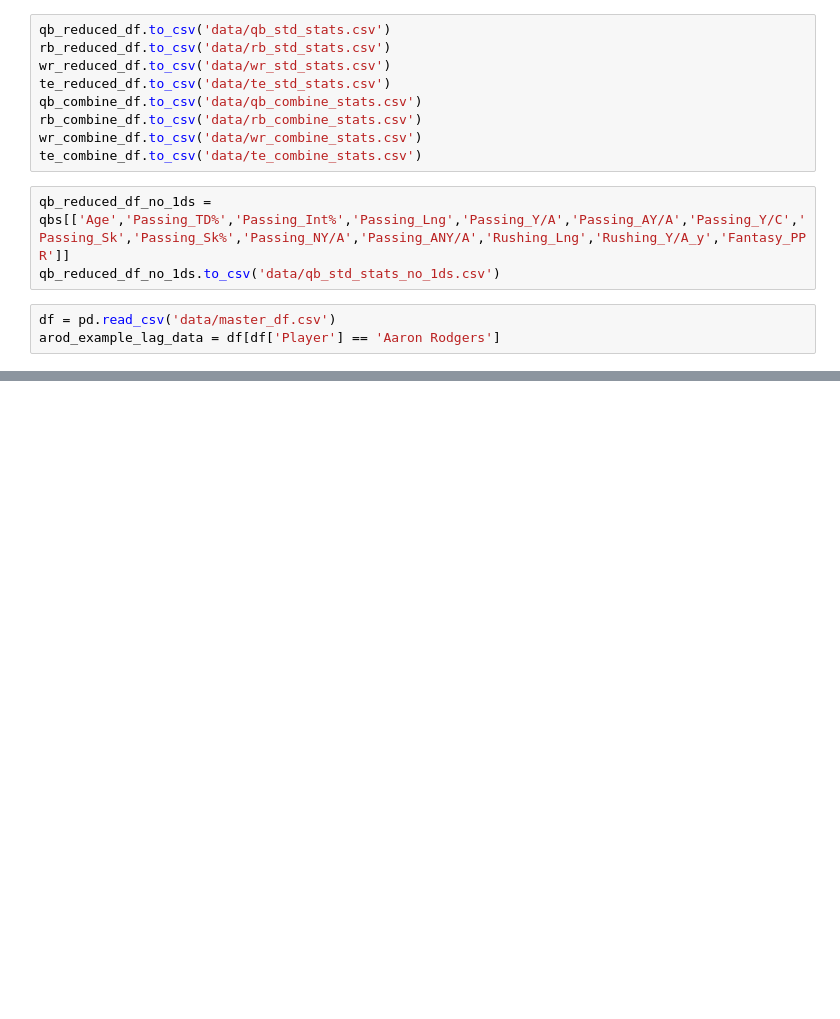
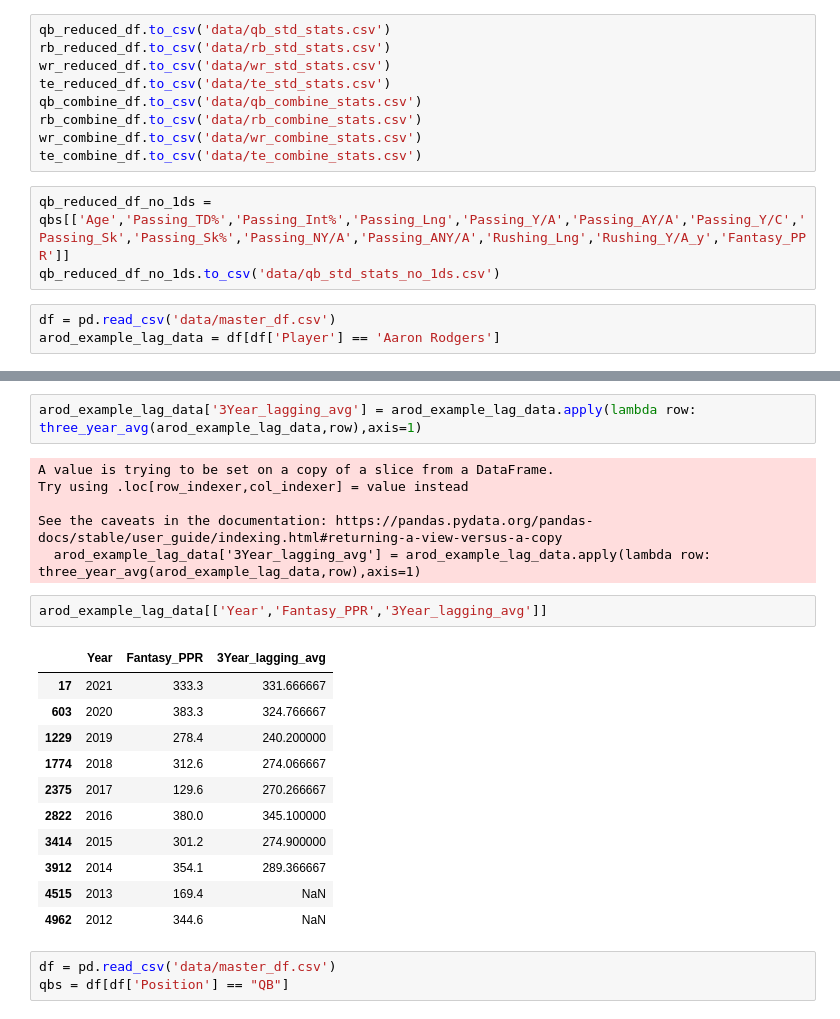
Before and after one commit to mattgilgo/fantasy_football, a Jupyter notebook: eda.ipynb, the cells around one changed output, grey strips where cells are left out. Drawn from its saved outputs; the diff is of its cells as text; blank space fills up the shorter version.

```diff
--- a/eda.ipynb
+++ b/eda.ipynb
@@ -1037,0 +949,25 @@ Index(['Unnamed: 0', 'Year', 'Rank', 'Player', 'Team', 'Position', 'Age',
+# %%
+arod_example_lag_data['3Year_lagging_avg'] = arod_example_lag_data.apply(lambda row: three_year_avg(arod_example_lag_data,row),axis=1)
+# %% [output]
+A value is trying to be set on a copy of a slice from a DataFrame.
+Try using .loc[row_indexer,col_indexer] = value instead
+
+See the caveats in the documentation: https://pandas.pydata.org/pandas-docs/stable/user_guide/indexing.html#returning-a-view-versus-a-copy
+  arod_example_lag_data['3Year_lagging_avg'] = arod_example_lag_data.apply(lambda row: three_year_avg(arod_example_lag_data,row),axis=1)
+# %%
+arod_example_lag_data[['Year','Fantasy_PPR','3Year_lagging_avg']]
+# %% [output]
+|  | Year | Fantasy_PPR | 3Year_lagging_avg |
+| 17 | 2021 | 333.3 | 331.666667 |
+| 603 | 2020 | 383.3 | 324.766667 |
+| 1229 | 2019 | 278.4 | 240.200000 |
+| 1774 | 2018 | 312.6 | 274.066667 |
+| 2375 | 2017 | 129.6 | 270.266667 |
+| 2822 | 2016 | 380.0 | 345.100000 |
+| 3414 | 2015 | 301.2 | 274.900000 |
+| 3912 | 2014 | 354.1 | 289.366667 |
+| 4515 | 2013 | 169.4 | NaN |
+| 4962 | 2012 | 344.6 | NaN |
+# %%
+df = pd.read_csv('data/master_df.csv')
+qbs = df[df['Position'] == "QB"]
```
Also changed, not shown: parts of 8 cells of this notebook.
